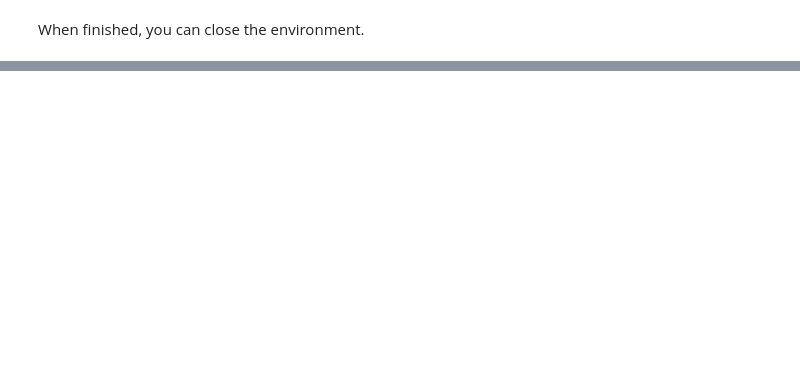
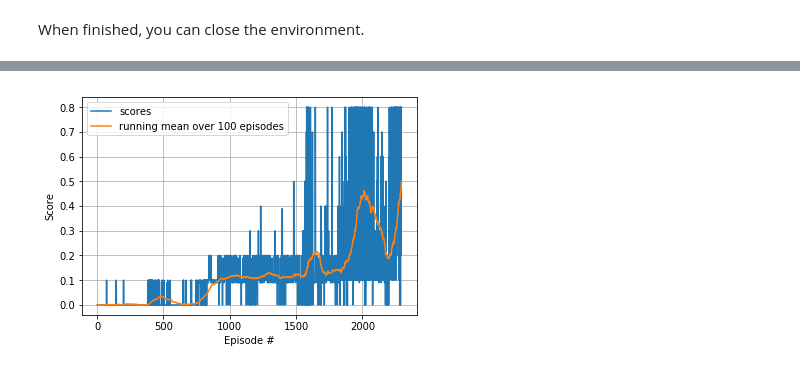
Before and after one commit to jpmcarrilho/deep-reinforcement-learning-nanodegree, a Jupyter notebook: p3_collab-compet/Tennis.ipynb, the cells around one changed output, grey strips where cells are left out. Drawn from its saved outputs; the diff is of its cells as text; code cells hidden in the pictures; blank space fills up the shorter version.

```diff
--- a/p3_collab-compet/Tennis.ipynb
+++ b/p3_collab-compet/Tennis.ipynb
@@ -11,3 +15,5 @@ We begin by importing the necessary packages.  If the code cell below returns an
 # %%
 from unityagents import UnityEnvironment
 import numpy as np
+
+env = UnityEnvironment(file_name="/data/Tennis_Linux_NoVis/Tennis")
@@ -29,2 +36,0 @@ env = UnityEnvironment(file_name="Tennis.app")
-# %%
-env = UnityEnvironment(file_name="Tennis_Windows_x86_64/Tennis.exe")
@@ -95,5 +78,5 @@ Of course, as part of the project, you'll have to change the code so that the ag
 # %%
-for i in range(1, 6):                                      # play game for 5 episodes
+for i in range(5):                                         # play game for 5 episodes
     env_info = env.reset(train_mode=False)[brain_name]     # reset the environment
     states = env_info.vector_observations                  # get the current state (for each agent)
     scores = np.zeros(num_agents)                          # initialize the score (for each agent)
@@ -108,5 +91,5 @@ for i in range(1, 6):                                      # play game for 5 epi
         states = next_states                               # roll over states to next time step
         if np.any(dones):                                  # exit loop if episode finished
             break
-    print('Score (max over agents) from episode {}: {}'.format(i, np.max(scores)))
+    print('Total score (averaged over agents) this episode: {}'.format(np.mean(scores)))
 # %% [output]
@@ -313,0 +122,58 @@ UnityEnvironmentException: No Unity environment is loaded.
+# %%
+agent = Agent(state_size=state_size, action_size=action_size, num_agents=num_agents, random_seed=1)
+#mudar batch size e tamanho da rede neural.
+def ddpg(n_episodes=6000, max_t=300, print_every=100):
+    scores_deque = deque(maxlen=print_every)
+    scores = []
+    mean_scores = []                 # list containing running mean scores from 100 episodes
+    for i_episode in range(1, n_episodes+1):
+        env_info = env.reset(train_mode=True)[brain_name]
+        state = env_info.vector_observations
+        agent.reset()
+        score = np.zeros(num_agents)
+        for t in range(max_t):
+            action1 = agent.act(state[0])
+            action2 = agent.act(state[1])
+            action = np.concatenate((action1, action2), axis=0)
+            action = np.clip(action, -1, 1)
+            env_info = env.step(action)[brain_name]
+            next_state = env_info.vector_observations
+            reward = env_info.rewards
+            done = env_info.local_done
+            agent.step(state, action, reward, next_state, done)
+
+            state = next_state
+            score += reward
+            if np.any(done):
+                break
+        scores_deque.append(np.max(score))
+        scores.append(np.max(score))
+        mean_scores.append(np.mean(scores_deque))  # save running mean
+        print('\rEpisode {}\tAverage Score: {:.4f}'.format(i_episode, np.mean(scores_deque)), end="")
+        torch.save(agent.actor_local.state_dict(), 'checkpoint_actor.pth')
+        torch.save(agent.critic_local.state_dict(), 'checkpoint_critic.pth')
+        if i_episode % print_every == 0:
+            print('\rEpisode {}\tAverage Score: {:.4f}'.format(i_episode, np.mean(scores_deque)))
+
+        if np.mean(scores_deque) > 0.5:
+            print('\nEnvironment solved in {:d} episodes!\tAverage Score: {:.4f}'.format(i_episode-100,
+                                                                                         np.mean(scores_deque)))
+            break
+
+    return scores, mean_scores
+
+
+#print('Training the agent for {} episodes...'.format(args.num_episodes))
+scores, mean_scores = ddpg()
+
+fig = plt.figure()
+ax = fig.add_subplot(111)
+plt.plot(np.arange(1, len(scores)+1), scores, label='scores')
+plt.plot(np.arange(1, len(mean_scores)+1), mean_scores, label='running mean over 100 episodes')
+plt.ylabel('Score')
+plt.xlabel('Episode #')
+plt.legend(loc='upper left')
+plt.grid()
+plt.savefig('training_scores.png', format='png', dpi=1000)
+plt.show()
+# %% [output]
@@ -313,0 +197 @@ UnityEnvironmentException: No Unity environment is loaded.
+[figure, added]
```
Also changed, not shown: parts of 19 cells of this notebook, 7 other files.
